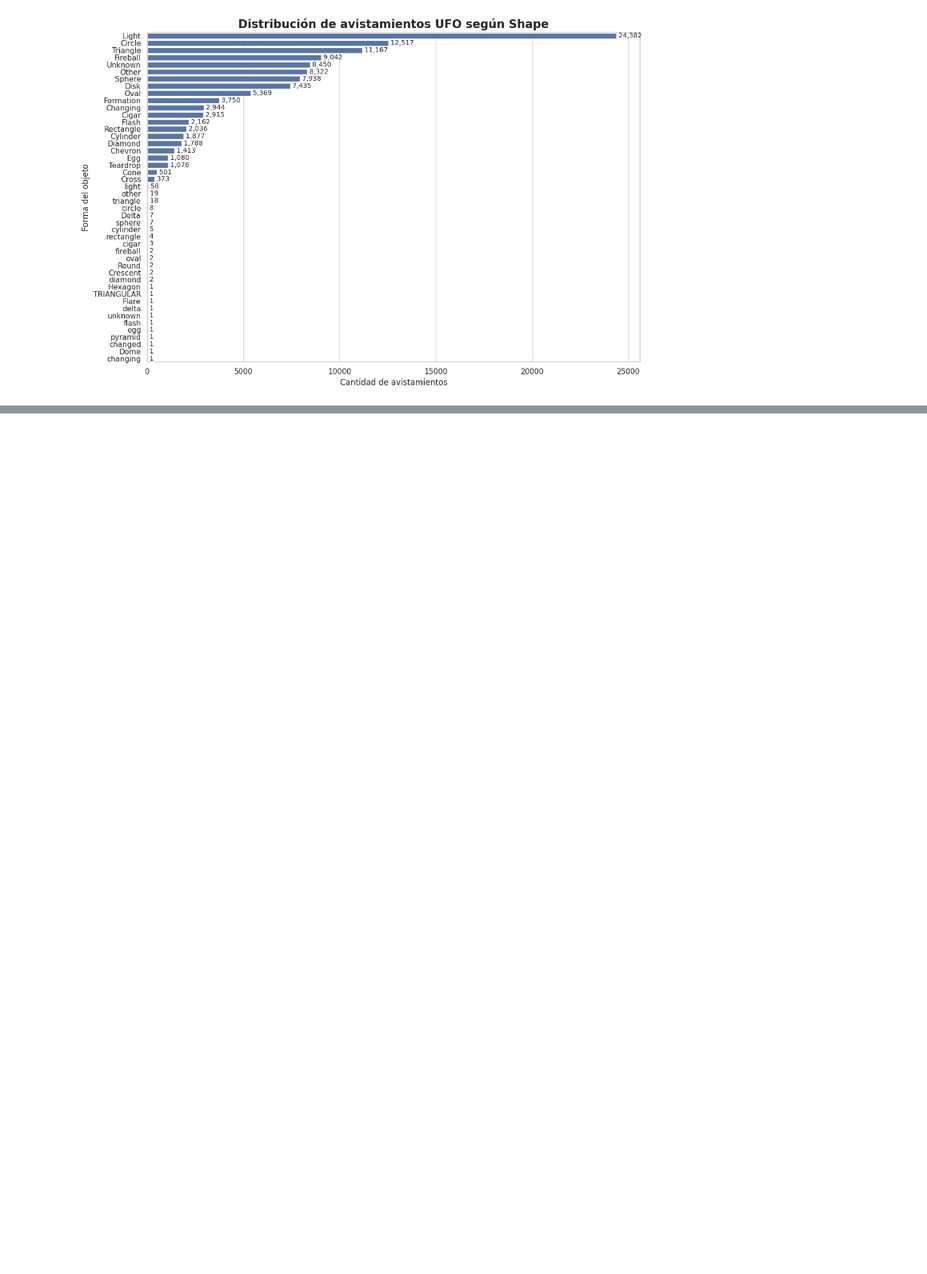
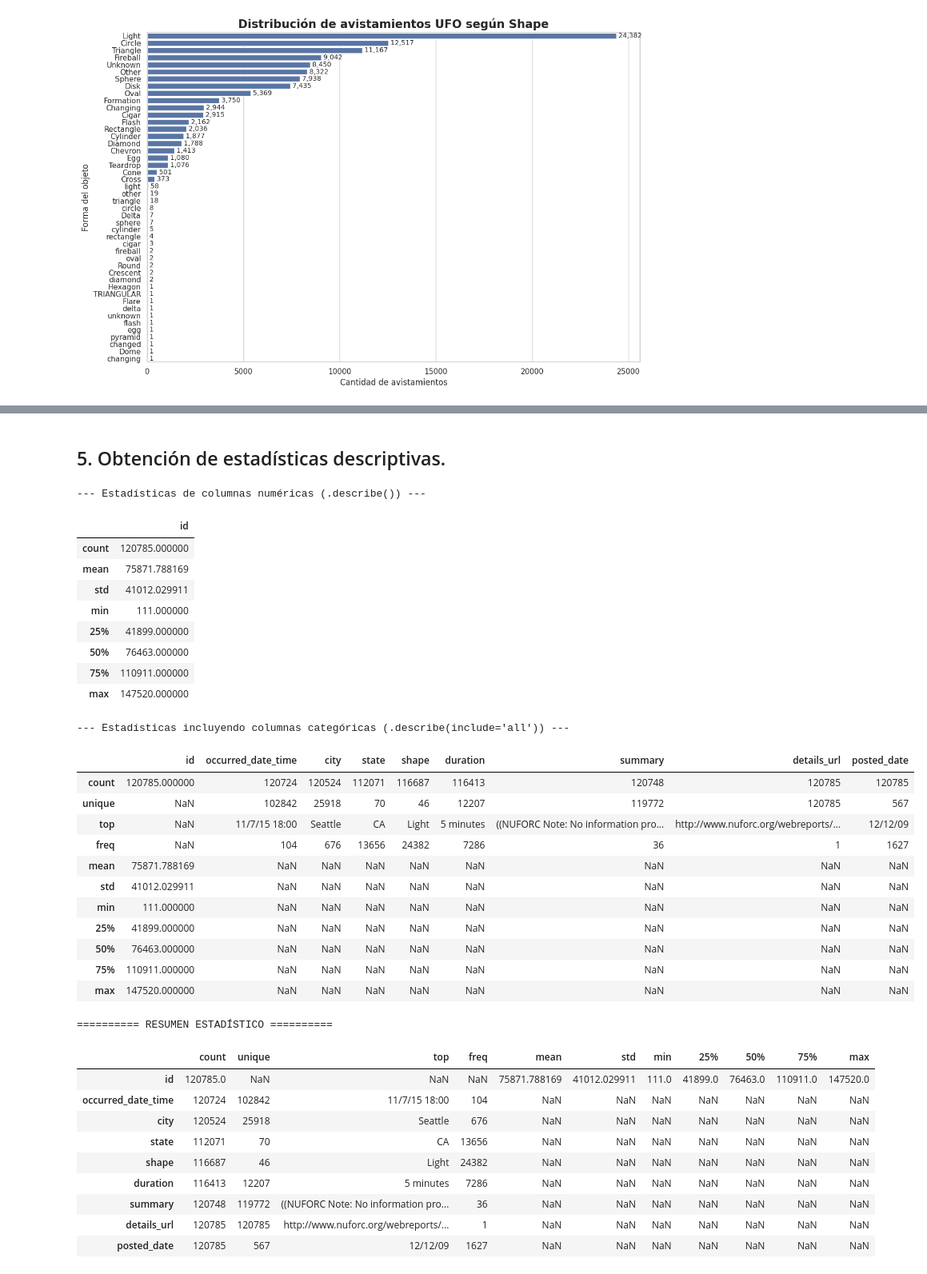
Before and after one commit to arieltunon74/Aprendizaje_automatico_parcial_2026, a Jupyter notebook: notebooks/01 - Preprocesamiento y Escalado/01_Limpieza_y_Preprocesamiento_.ipynb, the cells around one changed output, grey strips where cells are left out. Shown at 80% size. Drawn from its saved outputs; the diff is of its cells as text; code cells hidden in the pictures; blank space fills up the shorter version.

```diff
--- a/notebooks/01 - Preprocesamiento y Escalado/01_Limpieza_y_Preprocesamiento_.ipynb
+++ b/notebooks/01 - Preprocesamiento y Escalado/01_Limpieza_y_Preprocesamiento_.ipynb
@@ -253,0 +323,50 @@ Cantidad de frecuencia de registros por forma:
+# %% [markdown]
+## 5. Obtención de estadísticas descriptivas.
+# %%
+# Estadísticas descriptivas básicas para columnas numéricas
+print("\n--- Estadísticas de columnas numéricas (.describe()) ---")
+display(df.describe())
+
+# Estadísticas descriptivas incluyendo columnas de texto (categóricas)
+print("\n--- Estadísticas incluyendo columnas categóricas (.describe(include='all')) ---")
+display(df.describe(include='all'))
+
+# OTRO
+
+print("\n========== RESUMEN ESTADÍSTICO ==========")
+display(df.describe(include="all").T)
+# %% [output]
+--- Estadísticas de columnas numéricas (.describe()) ---
+|  | id |
+| count | 120785.000000 |
+| mean | 75871.788169 |
+| std | 41012.029911 |
+| min | 111.000000 |
+| 25% | 41899.000000 |
+| 50% | 76463.000000 |
+| 75% | 110911.000000 |
+| max | 147520.000000 |
+--- Estadísticas incluyendo columnas categóricas (.describe(include='all')) ---
+|  | id | occurred_date_time | city | state | shape | duration | summary | details_url | posted_date |
+| count | 120785.000000 | 120724 | 120524 | 112071 | 116687 | 116413 | 120748 | 120785 | 120785 |
+| unique | NaN | 102842 | 25918 | 70 | 46 | 12207 | 119772 | 120785 | 567 |
+| top | NaN | 11/7/15 18:00 | Seattle | CA | Light | 5 minutes | ((NUFORC Note: No information pro... | http://www.nuforc.org/webreports/... | 12/12/09 |
+| freq | NaN | 104 | 676 | 13656 | 24382 | 7286 | 36 | 1 | 1627 |
+| mean | 75871.788169 | NaN | NaN | NaN | NaN | NaN | NaN | NaN | NaN |
+| std | 41012.029911 | NaN | NaN | NaN | NaN | NaN | NaN | NaN | NaN |
+| min | 111.000000 | NaN | NaN | NaN | NaN | NaN | NaN | NaN | NaN |
+| 25% | 41899.000000 | NaN | NaN | NaN | NaN | NaN | NaN | NaN | NaN |
+| 50% | 76463.000000 | NaN | NaN | NaN | NaN | NaN | NaN | NaN | NaN |
+| 75% | 110911.000000 | NaN | NaN | NaN | NaN | NaN | NaN | NaN | NaN |
+| max | 147520.000000 | NaN | NaN | NaN | NaN | NaN | NaN | NaN | NaN |
+========== RESUMEN ESTADÍSTICO ==========
+|  | count | unique | top | freq | mean | std | min | 25% | 50% | 75% | max |
+| id | 120785.0 | NaN | NaN | NaN | 75871.788169 | 41012.029911 | 111.0 | 41899.0 | 76463.0 | 110911.0 | 147520.0 |
+| occurred_date_time | 120724 | 102842 | 11/7/15 18:00 | 104 | NaN | NaN | NaN | NaN | NaN | NaN | NaN |
+| city | 120524 | 25918 | Seattle | 676 | NaN | NaN | NaN | NaN | NaN | NaN | NaN |
+| state | 112071 | 70 | CA | 13656 | NaN | NaN | NaN | NaN | NaN | NaN | NaN |
+| shape | 116687 | 46 | Light | 24382 | NaN | NaN | NaN | NaN | NaN | NaN | NaN |
+| duration | 116413 | 12207 | 5 minutes | 7286 | NaN | NaN | NaN | NaN | NaN | NaN | NaN |
+| summary | 120748 | 119772 | ((NUFORC Note: No information pro... | 36 | NaN | NaN | NaN | NaN | NaN | NaN | NaN |
+| details_url | 120785 | 120785 | http://www.nuforc.org/webreports/... | 1 | NaN | NaN | NaN | NaN | NaN | NaN | NaN |
+| posted_date | 120785 | 567 | 12/12/09 | 1627 | NaN | NaN | NaN | NaN | NaN | NaN | NaN |
```
Also changed, not shown: parts of 23 cells of this notebook, 12 other files.
